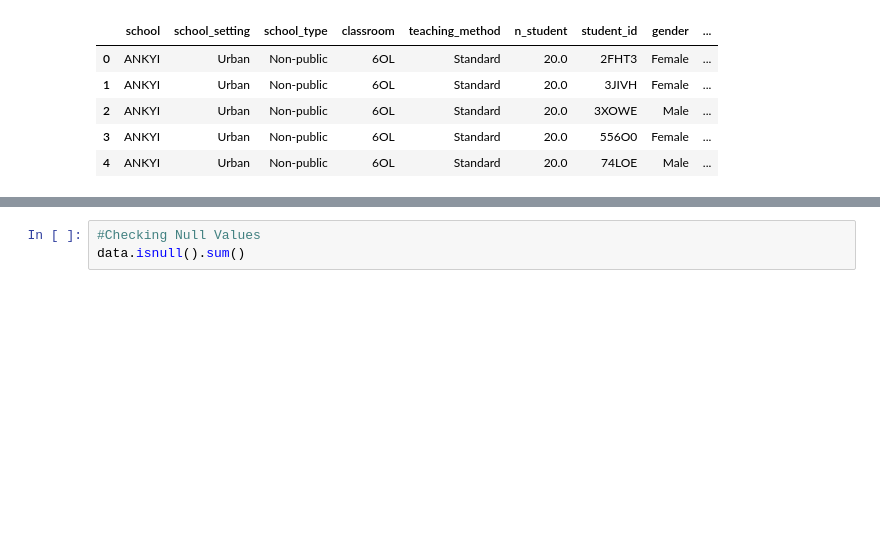
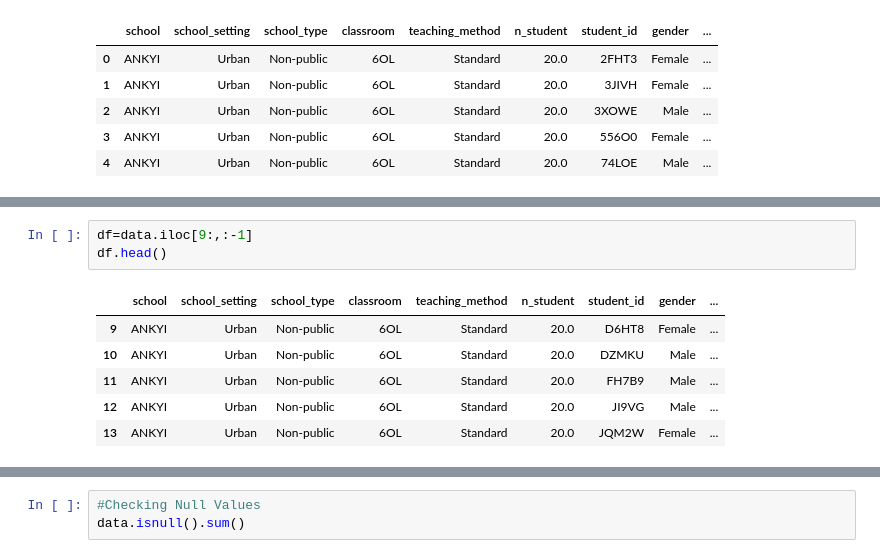
Before and after one commit to Sakil786/Predict-Test-Scores-of-students, a Jupyter notebook: predict-test-score-test-final.ipynb, the cells around one changed output, grey strips where cells are left out. Drawn from its saved outputs; the diff is of its cells as text; blank space fills up the shorter version.

```diff
--- a/predict-test-score-test-final.ipynb
+++ b/predict-test-score-test-final.ipynb
@@ -40,0 +49,10 @@ data.head()
+# %%
+df=data.iloc[9:,:-1]
+df.head()
+# %% [output]
+|  | school | school_setting | school_type | classroom | teaching_method | n_student | student_id | gender | ... |
+| 9 | ANKYI | Urban | Non-public | 6OL | Standard | 20.0 | D6HT8 | Female | ... |
+| 10 | ANKYI | Urban | Non-public | 6OL | Standard | 20.0 | DZMKU | Male | ... |
+| 11 | ANKYI | Urban | Non-public | 6OL | Standard | 20.0 | FH7B9 | Male | ... |
+| 12 | ANKYI | Urban | Non-public | 6OL | Standard | 20.0 | JI9VG | Male | ... |
+| 13 | ANKYI | Urban | Non-public | 6OL | Standard | 20.0 | JQM2W | Female | ... |
```
Also changed, not shown: parts of 21 cells of this notebook.
